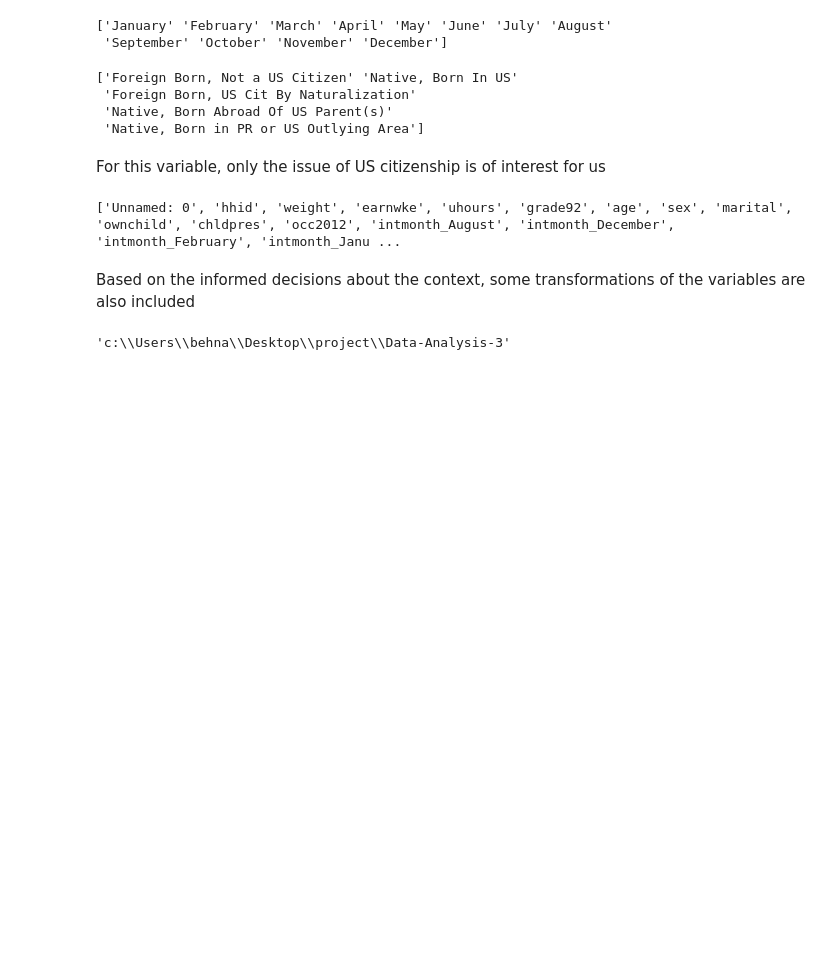
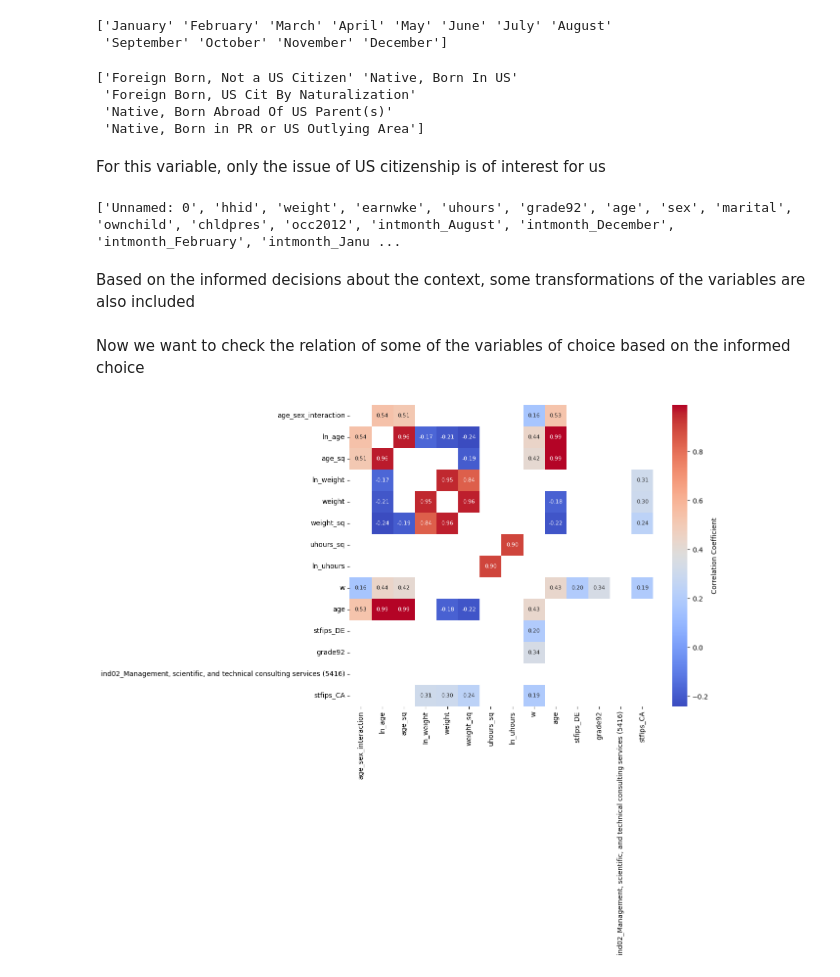
Before and after one commit to bhnmi/Data-Analysis-3, a Jupyter notebook: Assignment_1_Behnam_Zoghi.ipynb, the cells around one changed output. Drawn from its saved outputs; the diff is of its cells as text; code cells hidden in the pictures; blank space fills up the shorter version.

```diff
--- a/Assignment_1_Behnam_Zoghi.ipynb
+++ b/Assignment_1_Behnam_Zoghi.ipynb
@@ -167,6 +167,24 @@ data_all_adjusted["ln_weight"] = np.log(data_all_adjusted["weight"])
 data_all_adjusted["weight_sq"] = data_all_adjusted["weight"] ** 2
 data_all_adjusted["age_weight_interaction"] = data_all_adjusted["age"] * data_all_adjusted["weight"]
 data_all_adjusted["age_sex_interaction"] = data_all_adjusted["age"] * data_all_adjusted["sex"]
+# %% [markdown]
+Now we want to check the relation of some of the variables of choice based on the informed choice
 # %%
+#choosing some variables to observe their relations
+selected_columns = ['age_sex_interaction','ln_age','age_sq','ln_weight', 'weight','weight_sq','uhours_sq','ln_uhours','w','age', 'stfips_DE', 'grade92', 'ind02_Management, scientific, and technical consulting services (5416)','stfips_CA']
-# %% [output]
-'c:\\Users\\behna\\Desktop\\project\\Data-Analysis-3'
+# %%
+# Let's compute the correlation coefficients
+corr = data_all_adjusted[selected_columns].corr(method=lambda x, y: pearsonr(x, y)[0])
+
+# Let's compute the the p-values
+pvalues = data_all_adjusted[selected_columns].corr(method=lambda x, y: pearsonr(x, y)[1])
+# %%
+# Create a mask to show only statistically significant correlations (e.g., p-value < 0.05)
+mask_significant = pvalues < 0.05
+plt.figure(figsize=(10, 8))
+# Plot the correlation heatmap with only significant values
+sns.heatmap(corr, annot=True, fmt='.2f', cmap='coolwarm', mask=~mask_significant, annot_kws={"size": 8}, cbar_kws={'label': 'Correlation Coefficient'})
+plt.savefig("correlation_heatmap.png", dpi=300, bbox_inches='tight')
+plt.show()
+# %% [output]
+[figure, added]
```
Also changed, not shown: parts of 16 cells of this notebook.
